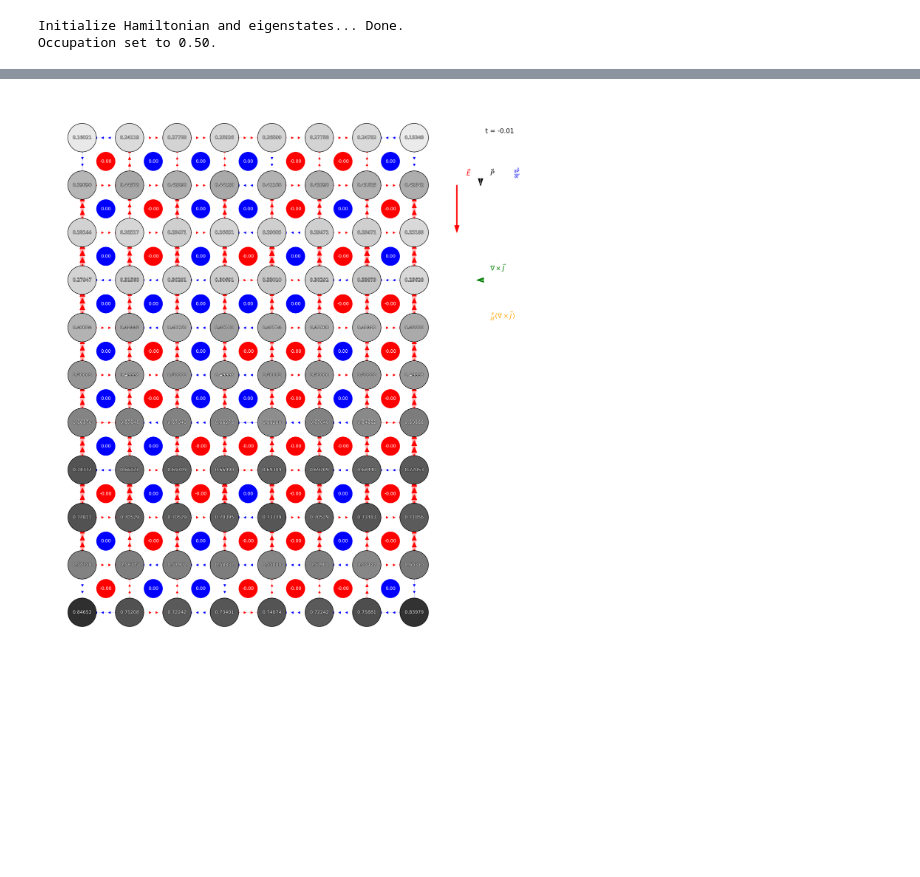
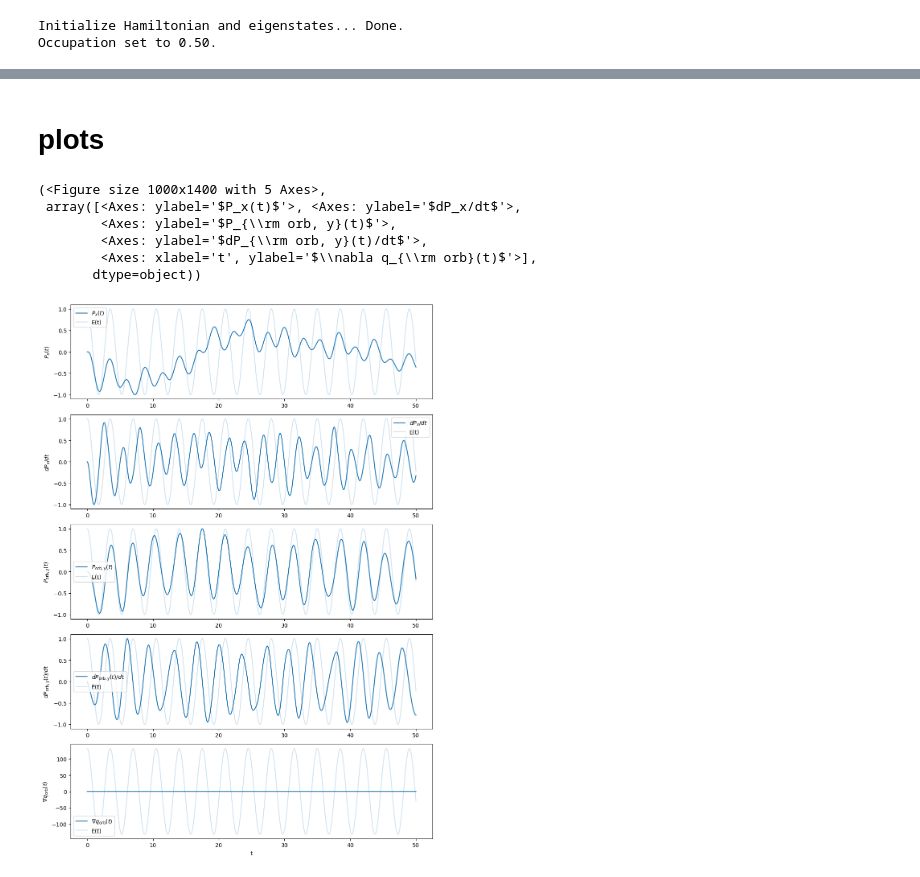
Before and after one commit to Leonard-P/orbitronics_research_project, a Jupyter notebook: test_flux_gradients.ipynb, the cells around one changed output, grey strips where cells are left out. Saved outputs shown, nothing was run; the diff lists cells and outputs as text; code cells hidden in the pictures; blank space fills up the shorter version.

Commit message:
new plotting utils

```diff
--- a/test_flux_gradients.ipynb
+++ b/test_flux_gradients.ipynb
@@ -1,9 +1,12 @@
 # %%
-from lattice import Lattice2D, BrickwallLatticeGeometry, SimulationParameters, RectangularLatticeGeometry
+from lattice import Lattice2D, BrickwallLatticeGeometry, SimulationParameters, RectangularLatticeGeometry, SimulationData
 import numpy as np
 
-omega = 3 * 2*np.pi / 3.5
-params = SimulationParameters(1, lambda t:np.sin(omega*t), np.array([0, -1]), 1e-3, 10, 1, 0.5, 1)
+def E(t):
+    return np.sin(omega*t)
+
+omega = 2*np.pi / 3.5
+params = SimulationParameters(1, E, np.array([0, -1]), 1e-3, 50, 1, 0.5, 1)
 l = Lattice2D(BrickwallLatticeGeometry((7, 14)), params)
 # %% [output]
 Initialize Hamiltonian and eigenstates... Done.
@@ -35,4 +21,0 @@ plt.show()
-# %%
-l.plot_current_density(-1)
-# %% [output]
-[figure, removed]
@@ -40,0 +22,18 @@ l.save_current_density_animation("newarrow.gif", sample_every=100, dpi=50)
+# %% [markdown]
+# plots
+# %%
+l = Lattice2D.load("results/brickwall_7x14_omega_3-5.lattice")
+# %%
+data = SimulationData.from_lattice(l, omega=omega, cutoff_freq=5*omega)
+# %%
+data.plot_simulation_time_series()
+# plt.savefig("results/brickwall_7x14_omega_3-5_time_series.pdf")
+# plt.show()
+# %% [output]
+(<Figure size 1000x1400 with 5 Axes>,
+ array([<Axes: ylabel='$P_x(t)$'>, <Axes: ylabel='$dP_x/dt$'>,
+        <Axes: ylabel='$P_{\\rm orb, y}(t)$'>,
+        <Axes: ylabel='$dP_{\\rm orb, y}(t)/dt$'>,
+        <Axes: xlabel='t', ylabel='$\\nabla q_{\\rm orb}(t)$'>],
+       dtype=object))
+[figure, added]
```
Also changed, not shown: parts of 8 cells of this notebook, 11 other files.
